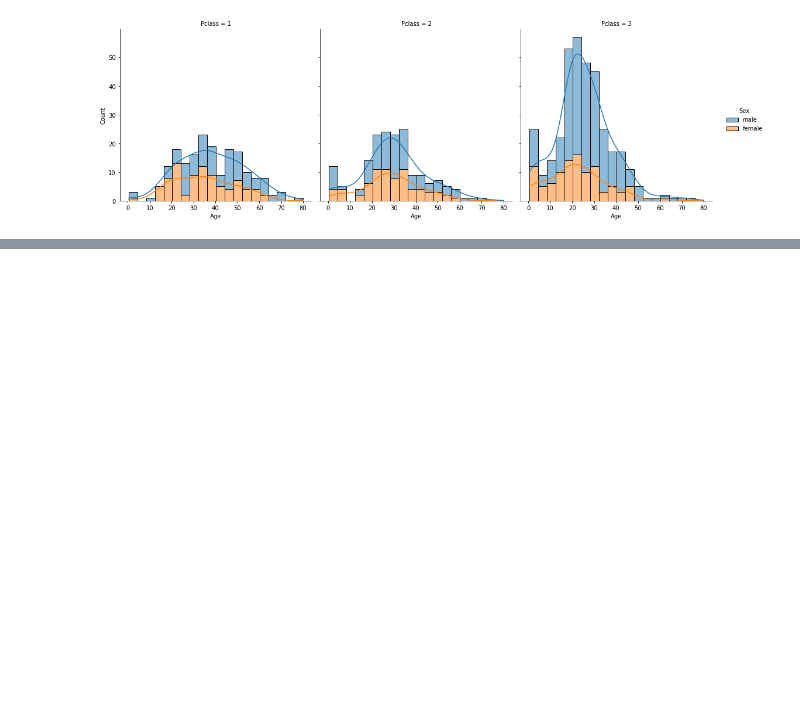
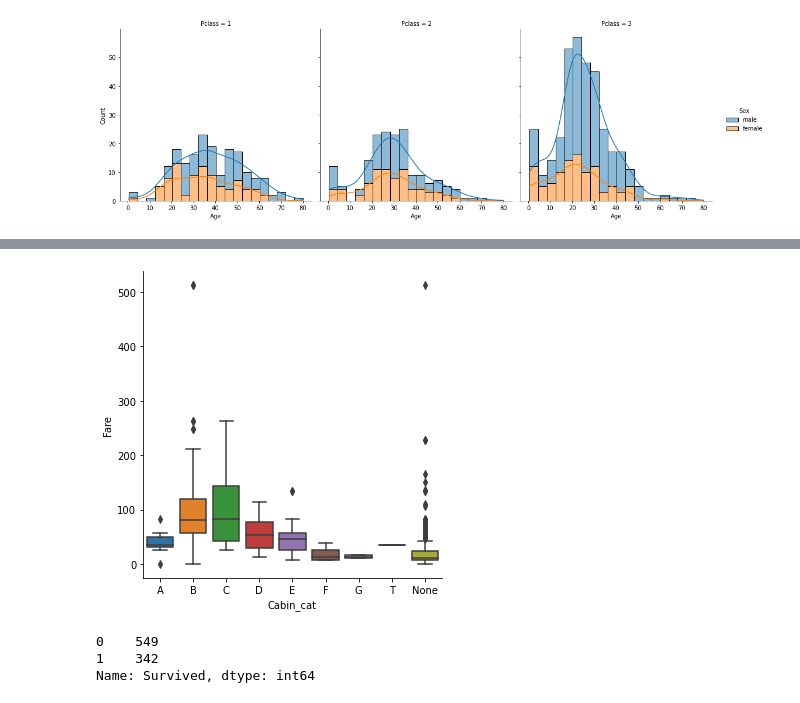
Before and after one commit to JunzhongLin/Kaggle_Contest, a Jupyter notebook: Titanic/titanic_explore.ipynb, the cells around one changed output, grey strips where cells are left out. Saved outputs shown, nothing was run; the diff lists cells and outputs as text; code cells hidden in the pictures; blank space fills up the shorter version.

```diff
--- a/Titanic/titanic_explore.ipynb
+++ b/Titanic/titanic_explore.ipynb
@@ -109,0 +108,11 @@ Categories (10, interval[int64, left]): [[0, 5) < [5, 10) < [10, 15) < [15, 20)
+# %%
+g = sns.catplot(data=train_data, x='Cabin_cat', y='Fare', kind='box',
+                order=['A', 'B', 'C', 'D', 'E', 'F', 'G', 'T', 'None'])
+# %% [output]
+[figure, added]
+# %%
+train_data['Survived'].value_counts()
+# %% [output]
+0    549
+1    342
+Name: Survived, dtype: int64
```
Also changed, not shown: parts of 18 cells of this notebook.
